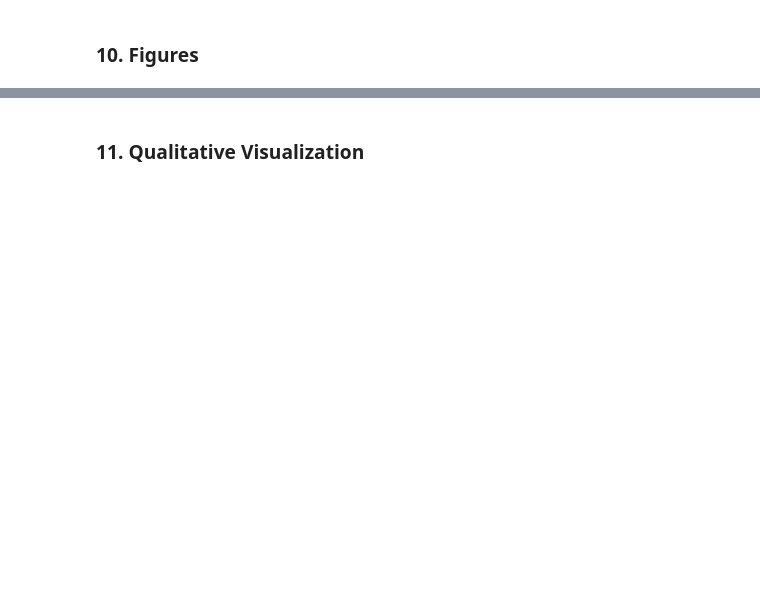
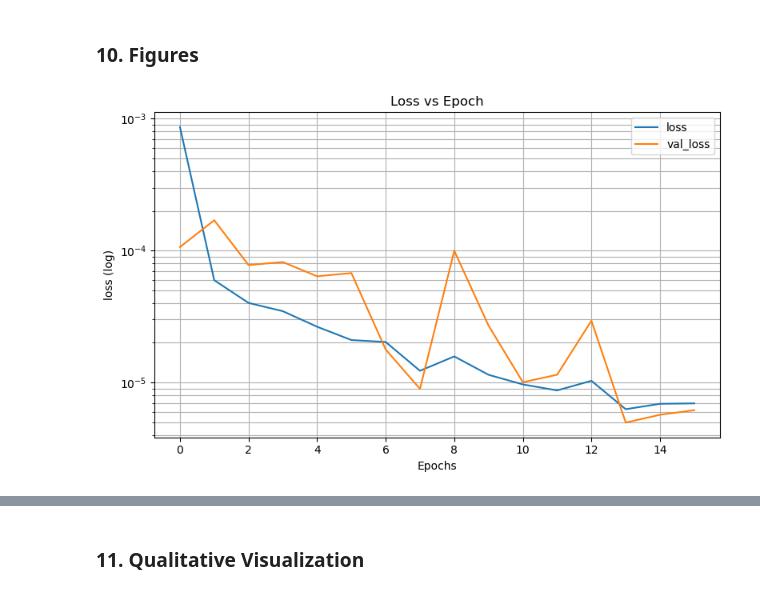
Before and after one commit to andromeda2075/predicting-flow-patterns, a Jupyter notebook: New12.ipynb, the cells around one changed output, grey strips where cells are left out. Saved outputs shown, nothing was run; the diff lists cells and outputs as text; code cells hidden in the pictures; blank space fills up the shorter version.

```diff
--- a/New12.ipynb
+++ b/New12.ipynb
@@ -209,3 +212,46 @@ def make_model():
+# %%
+# number_of_filters = [32,64,128,256,512]
+# number_of_units = [16,32,64,128]
+#https://g.co/gemini/share/40924d157472
+def make_model():
+
+    image_input = Input((img_height, img_width, channel))
+
+    conv1,down_block1 = encoder (image_input, number_of_filters[0])
+    biconv1=biLSTM(conv1,units[0],1)
+
+    conv2,down_block2 = encoder (down_block1 , number_of_filters[1])
+    biconv2=biLSTM(conv2,units[1],2)
+
+    conv3,down_block3 = encoder (down_block2 , number_of_filters[2])
+    biconv3=biLSTM(conv3,units[2],3)
+
+    conv4,down_block4 = encoder (down_block3 , number_of_filters[3])
+    biconv4=biLSTM(conv4,units[3],4)
+
+    conv5 = conv_block(number_of_filters[4],down_block4)
+
+    print('conv5',conv5)
+    print('biconv4',biconv4)
+
+    up6=decoder(conv5,biconv4,number_of_filters[3],transpose='yes')
+    up7=decoder(up6,biconv3,number_of_filters[2],transpose='yes')
+    up8=decoder(up7,biconv2,number_of_filters[1],transpose='yes')
+    up9=decoder(up8,biconv1,number_of_filters[0],transpose='yes')
+
+    flows_out = Conv2D(4, (1, 1), activation=f_activation_last,name='flows_output',padding="same")(up9)
+
+    # construct model
+    model =  keras.Model(inputs=image_input, outputs=[flows_out],name= model_name)
+
+    model.summary()
+
+    model.compile(optimizer=optimizer,
+              loss = 'mean_squared_error',
+
+              metrics= ['mae', "root_mean_squared_error"] )
+
+    return model
 # %% [markdown]
 ### 5. Architecture
 # %%
@@ -347,0 +365,4 @@ plt.show()
+# %%
+plot_model(history,'loss','val_loss',"Loss vs Epoch")
+# %% [output]
+[figure, added]
```
Also changed, not shown: parts of 31 cells of this notebook.
